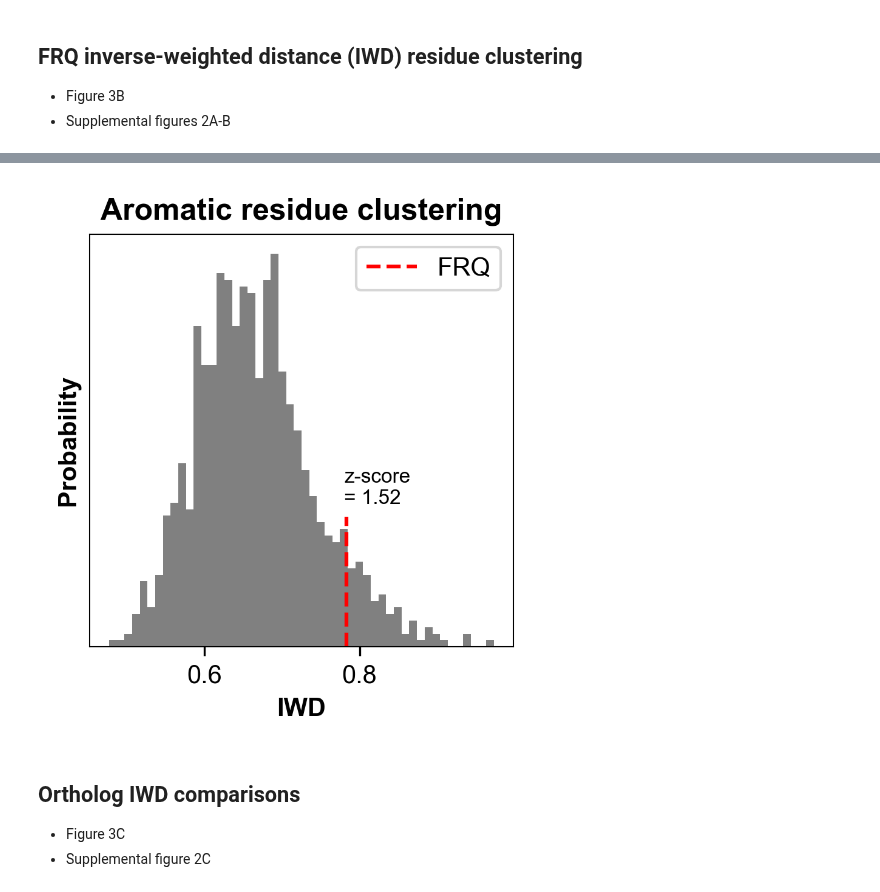
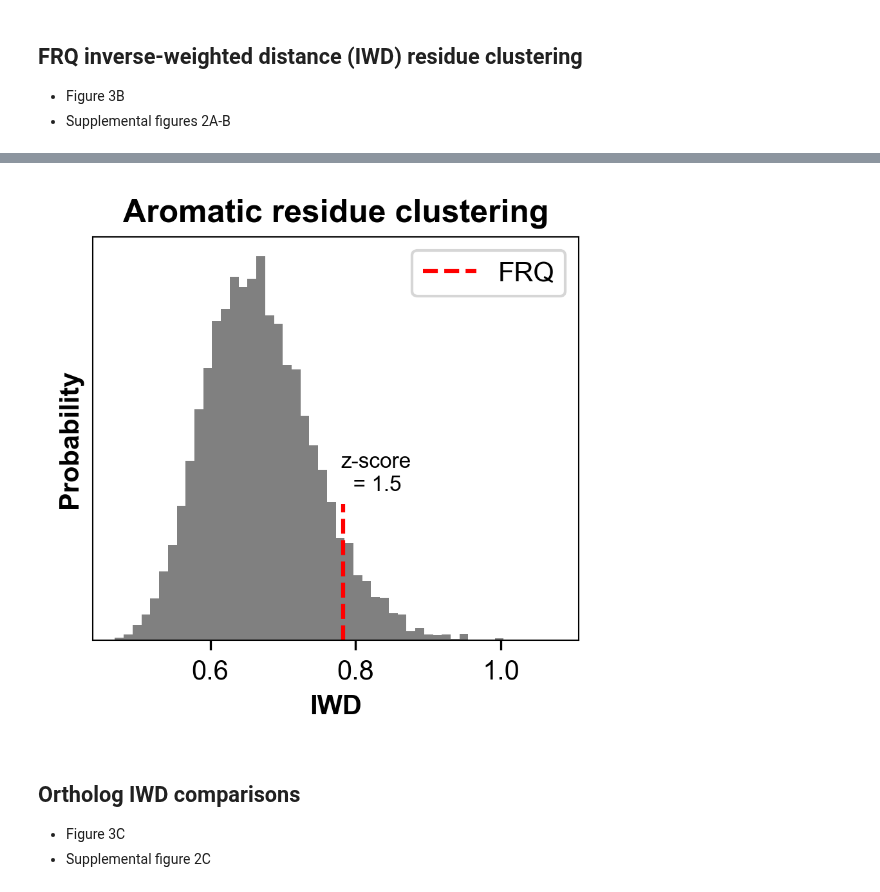
Before and after one commit to holehouse-lab/supportingdata, a Jupyter notebook: 2022/jankowski_2022/jankowski_et_al_computational_analyses_and_figures.ipynb, the cells around one changed output, grey strips where cells are left out. Saved outputs shown, nothing was run; the diff lists cells and outputs as text; code cells hidden in the pictures.

```diff
--- a/2022/jankowski_2022/jankowski_et_al_computational_analyses_and_figures.ipynb
+++ b/2022/jankowski_2022/jankowski_et_al_computational_analyses_and_figures.ipynb
@@ -530,22 +530,23 @@ plt.show()
 # %%
 # Aromatic residue IWD clustering
-FRQ_aromcluster, aromc_zscore, aromc_dist = calc_dist_and_zscore(FRQ, iwd_aromatics, N=1000)
+FRQ_aromcluster, aromc_zscore, aromc_dist = calc_dist_and_zscore(FRQ, iwd_aromatics, N=10000)
 # %%
 # Supplemental figure 2B
 plt.figure(figsize=(3,3), dpi=300)
 plt.hist(aromc_dist, bins=50, density=True, color='gray')
 plt.vlines(FRQ_aromcluster, 0, 2, colors='r', linestyles='dashed', label='FRQ')
 plt.xlabel('IWD', fontweight='bold')
 plt.yticks([])
 plt.ylabel('Probability', fontweight='bold')
 plt.title('Aromatic residue clustering', fontweight='bold')
-plt.text(0.78, 2.2, f'z-score\n= {round(aromc_zscore, 2)}', fontsize=8)
+plt.text(0.78, 2.2, f'z-score\n  = {round(aromc_zscore, 2)}', fontsize=8)
 plt.legend()
+plt.tight_layout()
 
-# plt.savefig('FigS2B')
+plt.savefig('figures/FigS2B.png')
 plt.show()
 # %% [output]
-[figure, old version]
+[figure, new version]
 # %% [markdown]
 ## Ortholog IWD comparisons
 * Figure 3C
```
Also changed, not shown: parts of 18 cells of this notebook, 15 other files.
